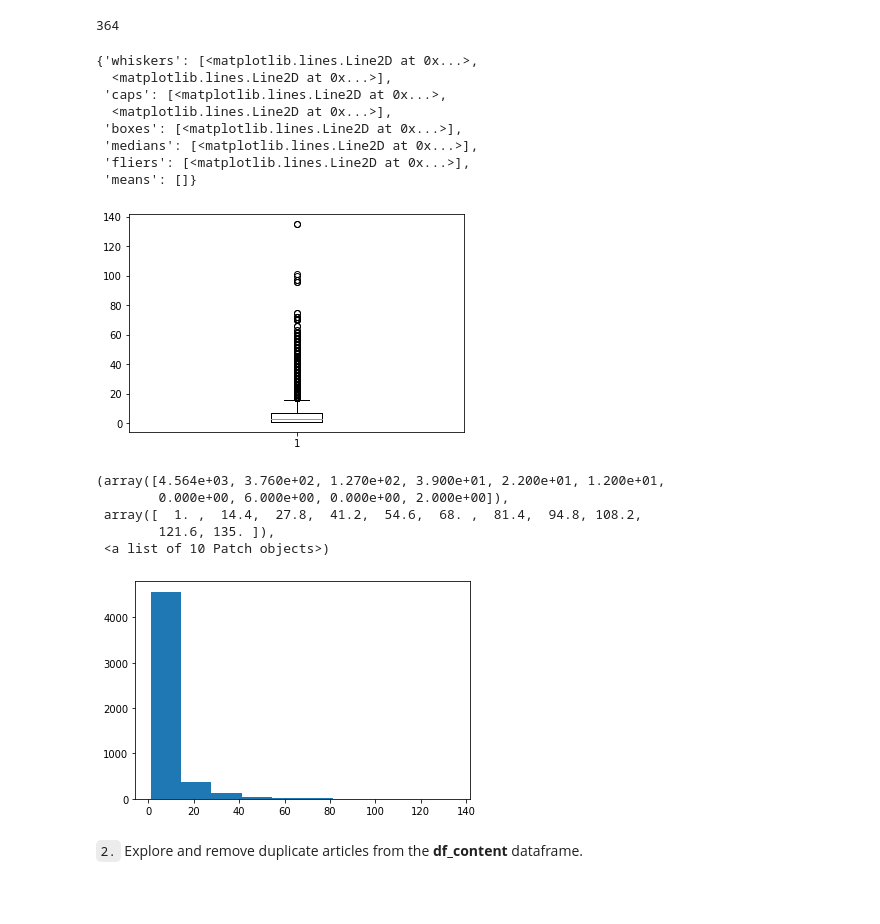
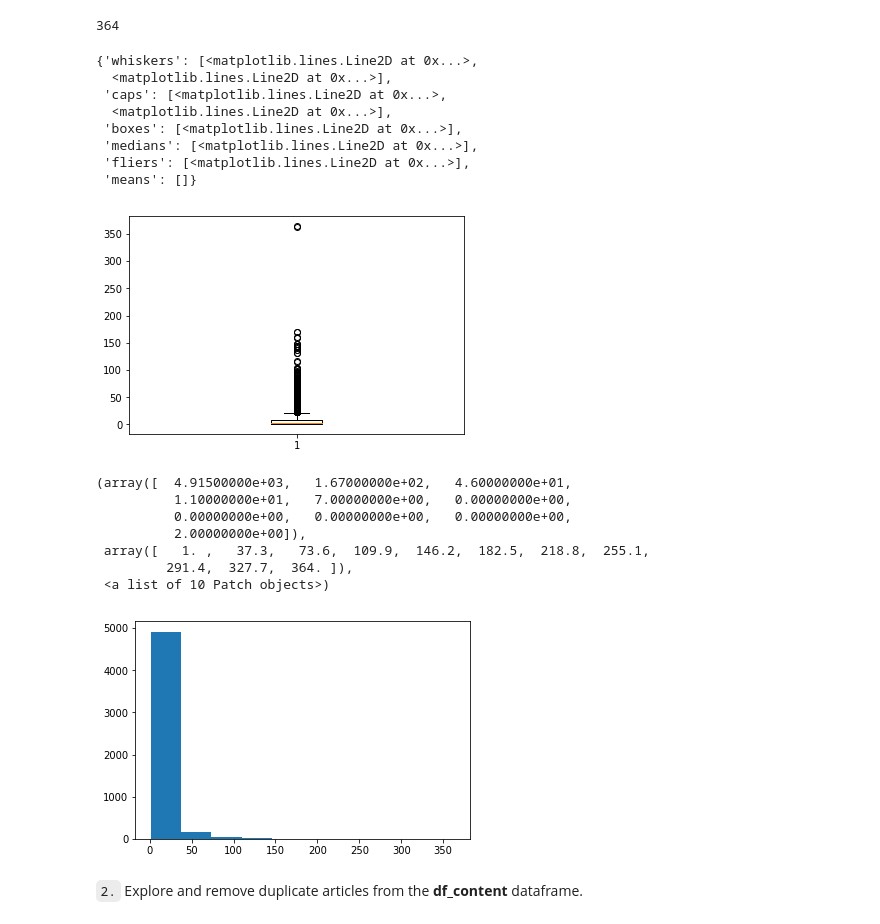
Before and after one commit to YueminLi/Recommendations-with-IBM, a Jupyter notebook: Recommendations_with_IBM.ipynb, the cells around one changed output. Cells and saved outputs as stored; diff of their text form; code cells hidden in the pictures; blank space fills up the shorter version.

```diff
--- a/Recommendations_with_IBM.ipynb
+++ b/Recommendations_with_IBM.ipynb
@@ -73,7 +73,7 @@ median_val = 3.0 # 50% of individuals interact with ____ number of articles or f
 max_views_by_user = 364.0 # The maximum number of user-article interactions by any 1 user is ______.
 # %%
 # boxplot of distribution
-plt.boxplot(distribution)
+plt.boxplot(df[~df['email'].isnull()].groupby('email').size())
 # %% [output]
 {'whiskers': [<matplotlib.lines.Line2D at 0x...>,
   <matplotlib.lines.Line2D at 0x...>],
@@ -83,17 +83,19 @@ plt.boxplot(distribution)
  'medians': [<matplotlib.lines.Line2D at 0x...>],
  'fliers': [<matplotlib.lines.Line2D at 0x...>],
  'means': []}
-[figure, old version]
+[figure, new version]
 # %%
 # histogram of distribution
-plt.hist(distribution)
+plt.hist(df[~df['email'].isnull()].groupby('email').size())
 # %% [output]
-(array([4.564e+03, 3.760e+02, 1.270e+02, 3.900e+01, 2.200e+01, 1.200e+01,
-        0.000e+00, 6.000e+00, 0.000e+00, 2.000e+00]),
- array([  1. ,  14.4,  27.8,  41.2,  54.6,  68. ,  81.4,  94.8, 108.2,
-        121.6, 135. ]),
+(array([  4.91500000e+03,   1.67000000e+02,   4.60000000e+01,
+          1.10000000e+01,   7.00000000e+00,   0.00000000e+00,
+          0.00000000e+00,   0.00000000e+00,   0.00000000e+00,
+          2.00000000e+00]),
+ array([   1. ,   37.3,   73.6,  109.9,  146.2,  182.5,  218.8,  255.1,
+         291.4,  327.7,  364. ]),
  <a list of 10 Patch objects>)
-[figure, old version]
+[figure, new version]
 # %% [markdown]
 `2.` Explore and remove duplicate articles from the **df_content** dataframe.
 # %%
```
Also changed, not shown: parts of 39 cells of this notebook.
